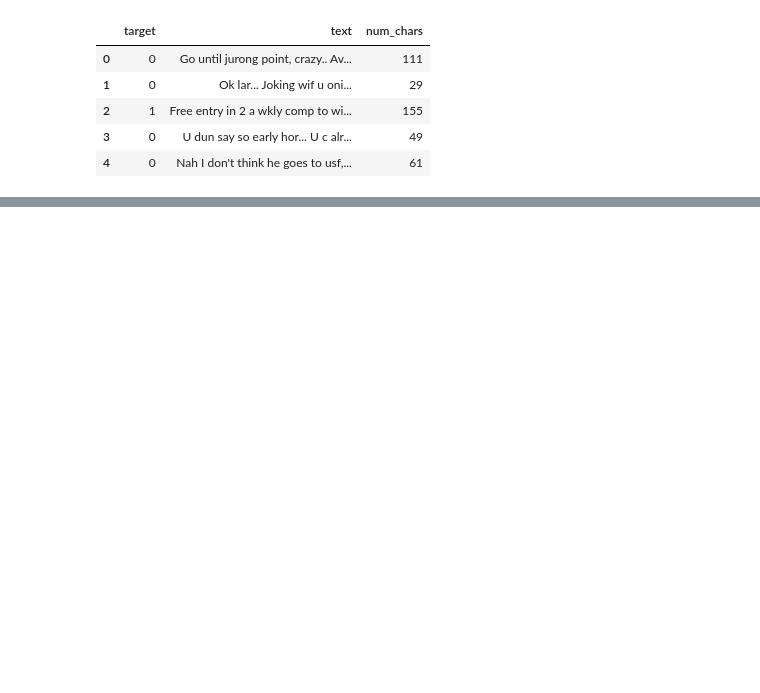
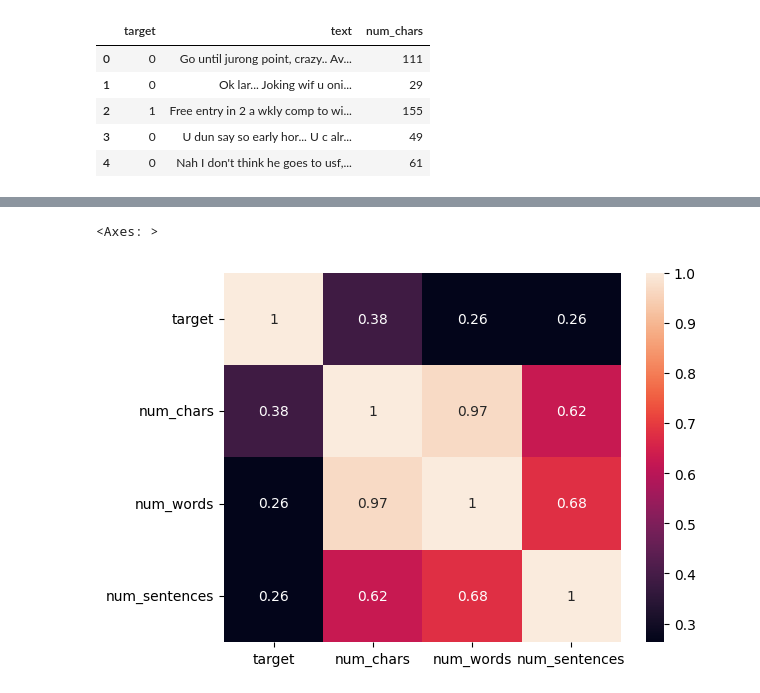
Before and after one commit to trish2467/SMS-SPAM-DETECTOR, a Jupyter notebook: sms-spam-detector.ipynb, the cells around one changed output, grey strips where cells are left out. Cells and saved outputs as stored; diff of their text form; code cells hidden in the pictures; blank space fills up the shorter version.

```diff
--- a/sms-spam-detector.ipynb
+++ b/sms-spam-detector.ipynb
@@ -194,0 +258,6 @@ Name: text, Length: 5169, dtype: object
+# %%
+#correlations
+sns.heatmap(df.corr(numeric_only=True),annot=True)
+# %% [output]
+<Axes: >
+[figure, added]
```
Also changed, not shown: parts of 55 cells of this notebook.
